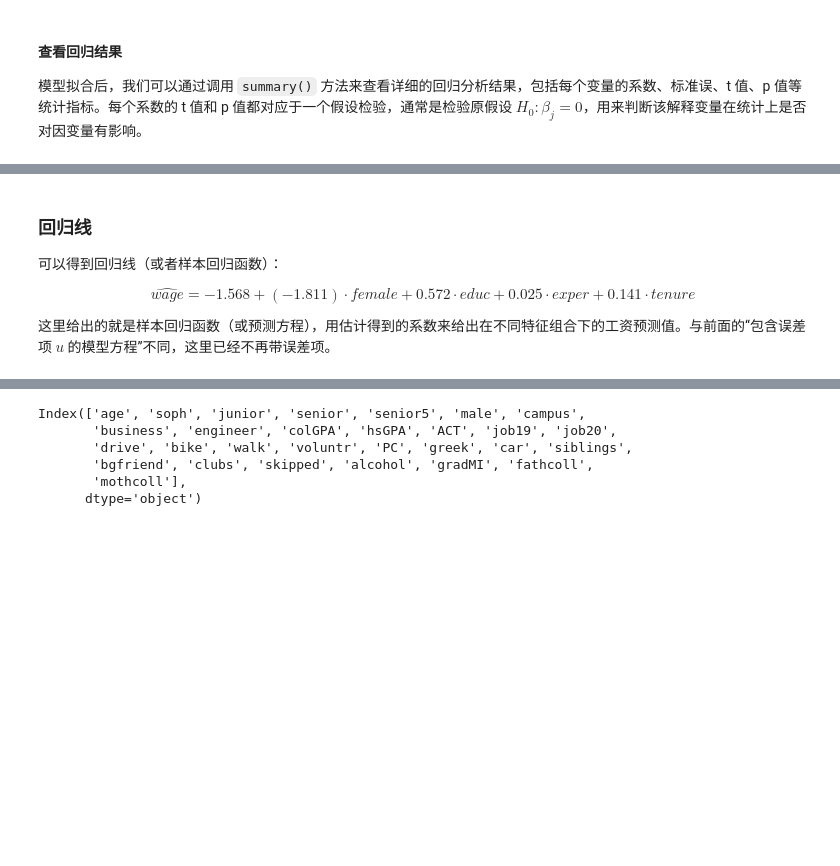
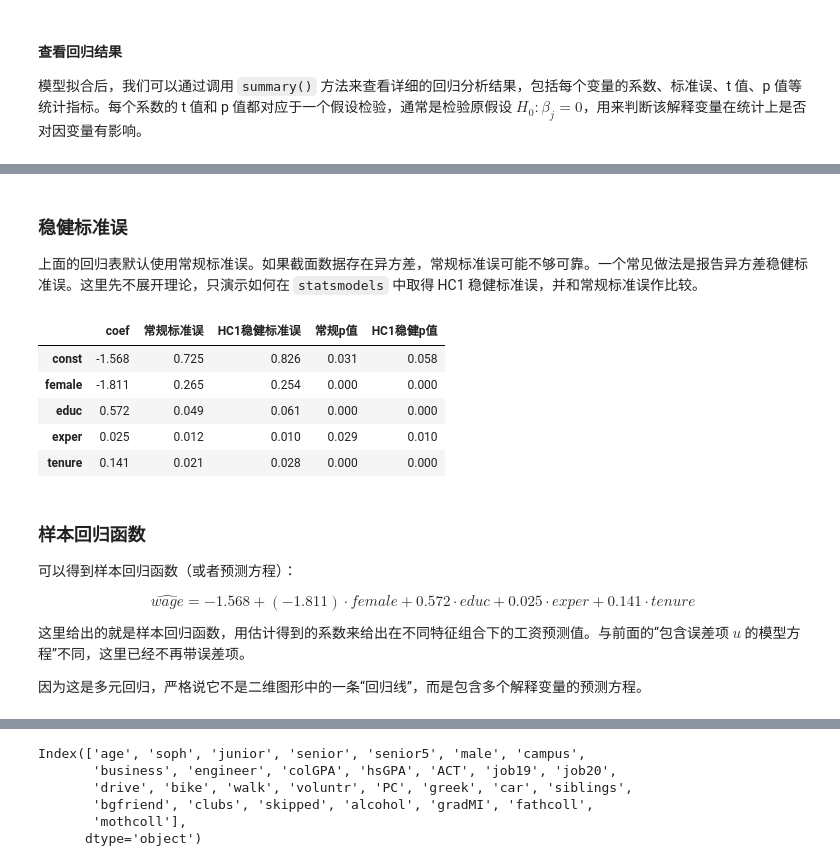
Before and after one commit to itsaquestion/py4ss_v4, a Jupyter notebook: book_parts/stats/03-linear_reg.ipynb, the cells around one changed output, grey strips where cells are left out. Drawn from its saved outputs; the diff is of its cells as text; code cells hidden in the pictures; blank space fills up the shorter version.

```diff
--- a/book_parts/stats/03-linear_reg.ipynb
+++ b/book_parts/stats/03-linear_reg.ipynb
@@ -137,14 +179,43 @@ Covariance Type:            nonrobust
 
 Notes:
 [1] Standard Errors assume that the covariance matrix of the errors is correctly specified.
+# %% [markdown]
+### 稳健标准误
+
+上面的回归表默认使用常规标准误。如果截面数据存在异方差，常规标准误可能不够可靠。一个常见做法是报告异方差稳健标准误。这里先不展开理论，只演示如何在 `statsmodels` 中取得 HC1 稳健标准误，并和常规标准误作比较。
+# %%
+# 比较常规标准误和HC1稳健标准误
+robust_results = results.get_robustcov_results(cov_type="HC1")
+
+robust_table = pd.DataFrame(
+    {
+        "coef": results.params,
+        "常规标准误": results.bse,
+        "HC1稳健标准误": robust_results.bse,
+        "常规p值": results.pvalues,
+        "HC1稳健p值": robust_results.pvalues,
+    },
+    index=results.params.index,
+)
+
+robust_table.round(3)
+# %% [output]
+|  | coef | 常规标准误 | HC1稳健标准误 | 常规p值 | HC1稳健p值 |
+| const | -1.568 | 0.725 | 0.826 | 0.031 | 0.058 |
+| female | -1.811 | 0.265 | 0.254 | 0.000 | 0.000 |
+| educ | 0.572 | 0.049 | 0.061 | 0.000 | 0.000 |
+| exper | 0.025 | 0.012 | 0.010 | 0.029 | 0.010 |
+| tenure | 0.141 | 0.021 | 0.028 | 0.000 | 0.000 |
 # %% [markdown]
-### 回归线
+### 样本回归函数
 
-可以得到回归线（或者样本回归函数）：
+可以得到样本回归函数（或者预测方程）：
 
 $$
 \widehat{wage} = -1.568 + (-1.811) \cdot female + 0.572 \cdot educ + 0.025 \cdot exper + 0.141 \cdot tenure
 $$
 
-这里给出的就是样本回归函数（或预测方程），用估计得到的系数来给出在不同特征组合下的工资预测值。与前面的“包含误差项 $u$ 的模型方程”不同，这里已经不再带误差项。
+这里给出的就是样本回归函数，用估计得到的系数来给出在不同特征组合下的工资预测值。与前面的“包含误差项 $u$ 的模型方程”不同，这里已经不再带误差项。
+
+因为这是多元回归，严格说它不是二维图形中的一条“回归线”，而是包含多个解释变量的预测方程。
 # %% [markdown]
```
Also changed, not shown: parts of 20 cells of this notebook, 3 other files.
